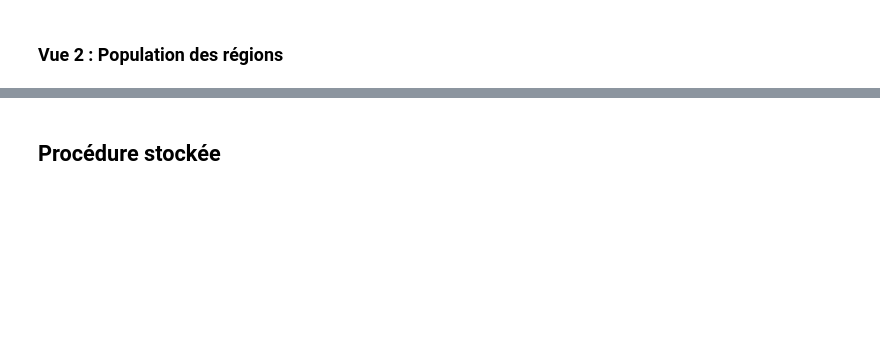
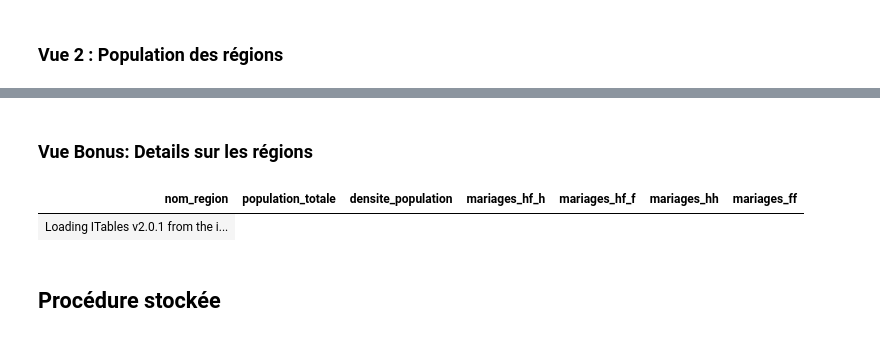
Before and after one commit to Hisqkq/INSEE-Database, a Jupyter notebook: request.ipynb, the cells around one changed output, grey strips where cells are left out. Saved outputs shown, nothing was run; the diff lists cells and outputs as text; code cells hidden in the pictures; blank space fills up the shorter version.

```diff
--- a/request.ipynb
+++ b/request.ipynb
@@ -314,3 +297,68 @@ except Exception as e:
+# %% [markdown]
+### Vue Bonus: Details sur les régions
+# %%
+try:
+    cur.execute("DROP VIEW IF EXISTS vue_region_detaillee;")
+    conn.commit()
+
+    vue_region_details = """
+    CREATE VIEW vue_region_detaillee AS
+    SELECT
+        r.id_region,
+        r.nom_region,
+        COALESCE(SUM(sp.valeur), 0) AS population_totale,
+        COALESCE(SUM(c.superf), 0) AS superficie_totale,
+        ROUND((SUM(sp.valeur) / NULLIF(SUM(c.superf), 0))::numeric, 2) AS densite_population,
+        COALESCE(SUM(CASE WHEN sm.typmar3 = 'HF-H' THEN sm.nb_mariages ELSE 0 END), 0) AS mariages_hf_h,
+        COALESCE(SUM(CASE WHEN sm.typmar3 = 'HF-F' THEN sm.nb_mariages ELSE 0 END), 0) AS mariages_hf_f,
+        COALESCE(SUM(CASE WHEN sm.typmar3 = 'HH' THEN sm.nb_mariages ELSE 0 END), 0) AS mariages_hh,
+        COALESCE(SUM(CASE WHEN sm.typmar3 = 'FF' THEN sm.nb_mariages ELSE 0 END), 0) AS mariages_ff
+    FROM
+        region r
+    LEFT JOIN
+        departement d ON r.id_region = d.id_region
+    LEFT JOIN
+        commune c ON d.id_departement = c.id_departement
+    LEFT JOIN
+        statistiques_population sp ON c.id_commune = sp.codgeo AND sp.type_statistique = 'Population' AND sp.annee = 2020
+    LEFT JOIN
+        statistiques_mariages_age sm ON sm.id_region = r.id_region AND sm.annee = 2021
+    GROUP BY
+        r.id_region, r.nom_region;
+    """
+    cur.execute(vue_region_details)
+    conn.commit()
+
+    request = """
+    SELECT
+        nom_region,
+        population_totale,
+        densite_population,
+        mariages_hf_h,
+        mariages_hf_f,
+        mariages_hh,
+        mariages_ff
+    FROM
+        vue_region_detaillee
+    WHERE
+        densite_population > 100
+    ORDER BY
+        densite_population DESC;
+    """
+    cur.execute(request)
+    rows = cur.fetchall()
+    df = pd.DataFrame(rows, columns=['nom_region', 'population_totale', 'densite_population', 'mariages_hf_h', 'mariages_hf_f', 'mariages_hh', 'mariages_ff'])
+
+except Exception as e:
+    conn.rollback()
+    print(f"Error: {e}")
+finally:
+    conn.commit()
+
+df
+# %% [output]
+| nom_region | population_totale | densite_population | mariages_hf_h | mariages_hf_f | mariages_hh | mariages_ff |
+| Loading ITables v2.0.1 from the i... |
 # %% [markdown]
 ## Procédure stockée
 # %%
```
Also changed, not shown: parts of 27 cells of this notebook, 1 other file.
